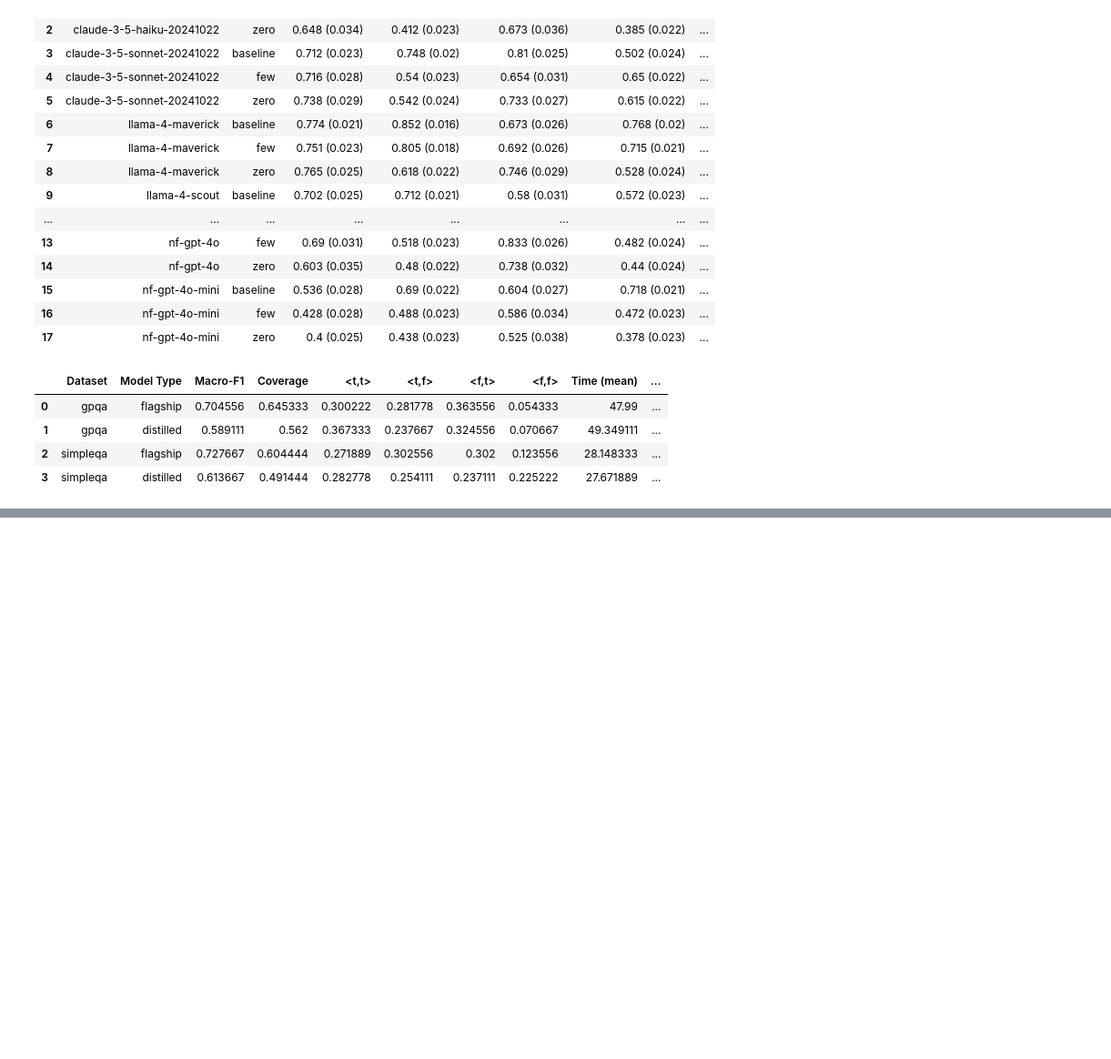
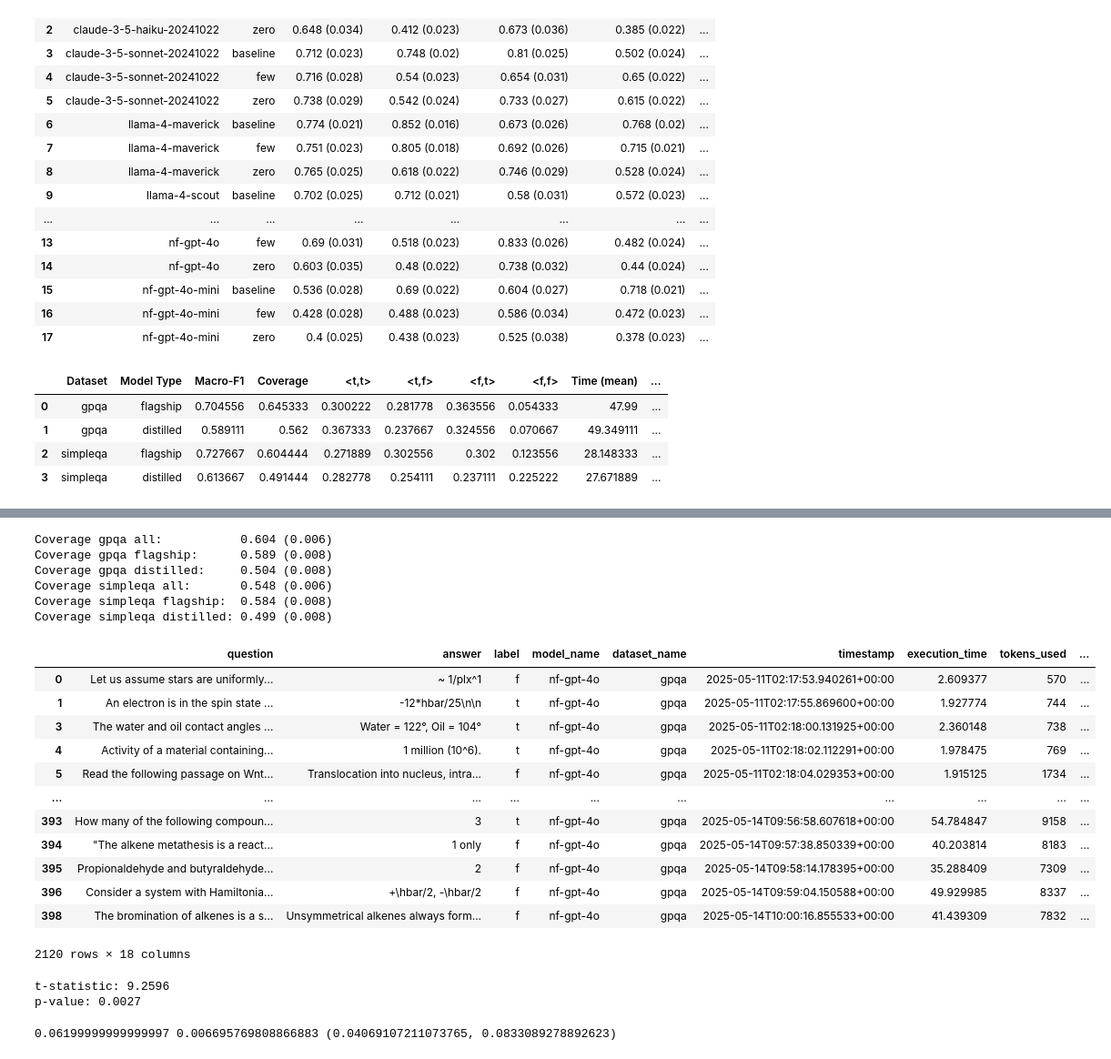
Before and after one commit to bradleypallen/bilateral-factuality-evaluation, a Jupyter notebook: evaluation_bil.ipynb, the cells around one changed output, grey strips where cells are left out. Shown at 91% size. Saved outputs shown, nothing was run; the diff lists cells and outputs as text; code cells hidden in the pictures; blank space fills up the shorter version.

```diff
--- a/evaluation_v2.ipynb
+++ b/evaluation_bil.ipynb
@@ -1284,0 +1352,74 @@ print(summary_table_latex, file=open("paper/summary_table.tex", "w+"))
+# %%
+cms = {}
+df_runs = []
+for file in glob.glob(f"experiments/{RUN_VERSION}/*.json"):
+    match = re.match(r'experiments/.+/(.+)-(baseline|zero|few)-(gpqa|simpleqa|mmlu-pro).json', file)
+    model = match.group(1)
+    prompt = match.group(2)
+    dataset = match.group(3)
+    if model not in cms:
+        cms[model] = {}
+    if prompt not in cms[model]:
+        cms[model][prompt] = {}
+    df_run = pd.DataFrame.from_records(json.load(open(file, 'r')))
+    df_run["coverage"] = (df_run["wk_v"] != 'e').astype(int)
+    df_runs.append(df_run.copy())
+
+df_all_runs = pd.concat(df_runs, axis=0)
+
+df_all_runs_gpqa = df_all_runs[(df_all_runs["dataset_name"] == "gpqa")].copy()
+df_all_flagship_runs_gpqa = df_all_runs[(df_all_runs["model_name"] == "claude-3-5-sonnet-20241022") | (df_all_runs["model_name"] == "llama-4-maverick") | (df_all_runs["model_name"] == "nf-gpt-4o") & (df_all_runs["dataset_name"] == "gpqa")].copy()
+df_all_distilled_runs_gpqa = df_all_runs[(df_all_runs["model_name"] == "claude-3-5-haiku-20241022") | (df_all_runs["model_name"] == "llama-4-scout") | (df_all_runs["model_name"] == "nf-gpt-4o-mini") & (df_all_runs["dataset_name"] == "gpqa")].copy()
+df_all_runs_simpleqa = df_all_runs[(df_all_runs["dataset_name"] == "simpleqa")].copy()
+df_all_flagship_runs_simpleqa = df_all_runs[(df_all_runs["model_name"] == "claude-3-5-sonnet-20241022") | (df_all_runs["model_name"] == "llama-4-maverick") | (df_all_runs["model_name"] == "nf-gpt-4o") & (df_all_runs["dataset_name"] == "simpleqa")].copy()
+df_all_distilled_runs_simpleqa = df_all_runs[(df_all_runs["model_name"] == "claude-3-5-haiku-20241022") | (df_all_runs["model_name"] == "llama-4-scout") | (df_all_runs["model_name"] == "nf-gpt-4o-mini") & (df_all_runs["dataset_name"] == "simpleqa")].copy()
+
+coverage_analysis_all_gpqa = subsample_statistic_standard_error(df_all_runs_gpqa["coverage"].to_numpy(), np.mean, n_subsamples=1000, random_state=9331)
+coverage_analysis_flagship_gpqa = subsample_statistic_standard_error(df_all_flagship_runs_gpqa["coverage"].to_numpy(), np.mean, n_subsamples=1000, random_state=9331)
+coverage_analysis_distilled_gpqa = subsample_statistic_standard_error(df_all_distilled_runs_gpqa["coverage"].to_numpy(), np.mean, n_subsamples=1000, random_state=9331)
+coverage_analysis_all_simpleqa = subsample_statistic_standard_error(df_all_runs_simpleqa["coverage"].to_numpy(), np.mean, n_subsamples=1000, random_state=9331)
+coverage_analysis_flagship_simpleqa = subsample_statistic_standard_error(df_all_flagship_runs_simpleqa["coverage"].to_numpy(), np.mean, n_subsamples=1000, random_state=9331)
+coverage_analysis_distilled_simpleqa = subsample_statistic_standard_error(df_all_distilled_runs_simpleqa["coverage"].to_numpy(), np.mean, n_subsamples=1000, random_state=9331)
+
+print(f'Coverage gpqa all:           {coverage_analysis_all_gpqa[0]:0.3f} ({coverage_analysis_all_gpqa[1]:0.3f})')
+print(f'Coverage gpqa flagship:      {coverage_analysis_flagship_gpqa[0]:0.3f} ({coverage_analysis_flagship_gpqa[1]:0.3f})')
+print(f'Coverage gpqa distilled:     {coverage_analysis_distilled_gpqa[0]:0.3f} ({coverage_analysis_distilled_gpqa[1]:0.3f})')
+print(f'Coverage simpleqa all:       {coverage_analysis_all_simpleqa[0]:0.3f} ({coverage_analysis_all_simpleqa[1]:0.3f})')
+print(f'Coverage simpleqa flagship:  {coverage_analysis_flagship_simpleqa[0]:0.3f} ({coverage_analysis_flagship_simpleqa[1]:0.3f})')
+print(f'Coverage simpleqa distilled: {coverage_analysis_distilled_simpleqa[0]:0.3f} ({coverage_analysis_distilled_simpleqa[1]:0.3f})')
+# %% [output]
+Coverage gpqa all:           0.604 (0.006)
+Coverage gpqa flagship:      0.589 (0.008)
+Coverage gpqa distilled:     0.504 (0.008)
+Coverage simpleqa all:       0.548 (0.006)
+Coverage simpleqa flagship:  0.584 (0.008)
+Coverage simpleqa distilled: 0.499 (0.008)
+# %%
+df_all_flagship_runs_gpqa
+# %% [output]
+|  | question | answer | label | model_name | dataset_name | timestamp | execution_time | tokens_used | ... |
+| 0 | Let us assume stars are uniformly... | ~ 1/plx^1 | f | nf-gpt-4o | gpqa | 2025-05-11T02:17:53.940261+00:00 | 2.609377 | 570 | ... |
+| 1 | An electron is in the spin state ... | -12*hbar/25\n\n | t | nf-gpt-4o | gpqa | 2025-05-11T02:17:55.869600+00:00 | 1.927774 | 744 | ... |
+| 3 | The water and oil contact angles ... | Water = 122°, Oil = 104° | t | nf-gpt-4o | gpqa | 2025-05-11T02:18:00.131925+00:00 | 2.360148 | 738 | ... |
+| 4 | Activity of a material containing... | 1 million (10^6). | t | nf-gpt-4o | gpqa | 2025-05-11T02:18:02.112291+00:00 | 1.978475 | 769 | ... |
+| 5 | Read the following passage on Wnt... | Translocation into nucleus, intra... | f | nf-gpt-4o | gpqa | 2025-05-11T02:18:04.029353+00:00 | 1.915125 | 1734 | ... |
+| ... | ... | ... | ... | ... | ... | ... | ... | ... | ... |
+| 393 | How many of the following compoun... | 3 | t | nf-gpt-4o | gpqa | 2025-05-14T09:56:58.607618+00:00 | 54.784847 | 9158 | ... |
+| 394 | "The alkene metathesis is a react... | 1 only | f | nf-gpt-4o | gpqa | 2025-05-14T09:57:38.850339+00:00 | 40.203814 | 8183 | ... |
+| 395 | Propionaldehyde and butyraldehyde... | 2 | f | nf-gpt-4o | gpqa | 2025-05-14T09:58:14.178395+00:00 | 35.288409 | 7309 | ... |
+| 396 | Consider a system with Hamiltonia... | +\hbar/2, -\hbar/2 | f | nf-gpt-4o | gpqa | 2025-05-14T09:59:04.150588+00:00 | 49.929985 | 8337 | ... |
+| 398 | The bromination of alkenes is a s... | Unsymmetrical alkenes always form... | f | nf-gpt-4o | gpqa | 2025-05-14T10:00:16.855533+00:00 | 41.439309 | 7832 | ... |
+2120 rows × 18 columns
+# %%
+# Assuming you have arrays of macro F1 scores for each condition
+bilateral_f1 = [0.699, 0.608, 0.736, 0.624]  # your bilateral scores
+unilateral_f1 = [0.633, 0.559, 0.657, 0.570]  # corresponding unilateral scores
+
+# Perform paired t-test
+t_stat, p_value = stats.ttest_rel(bilateral_f1, unilateral_f1)
+
+print(f"t-statistic: {t_stat:.4f}")
+print(f"p-value: {p_value:.4f}")
+# %% [output]
+t-statistic: 9.2596
+p-value: 0.0027
@@ -1284,0 +1431,4 @@ print(summary_table_latex, file=open("paper/summary_table.tex", "w+"))
+# %%
+print(mean_diff, se_diff, ci_95)
+# %% [output]
+0.06199999999999997 0.006695769808866883 (0.04069107211073765, 0.0833089278892623)
```
Also changed, not shown: parts of 3 cells of this notebook, 2 other files.
